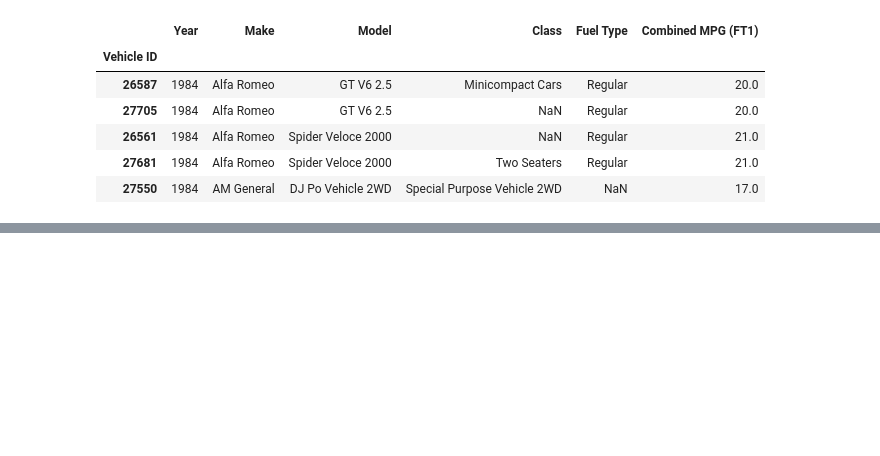
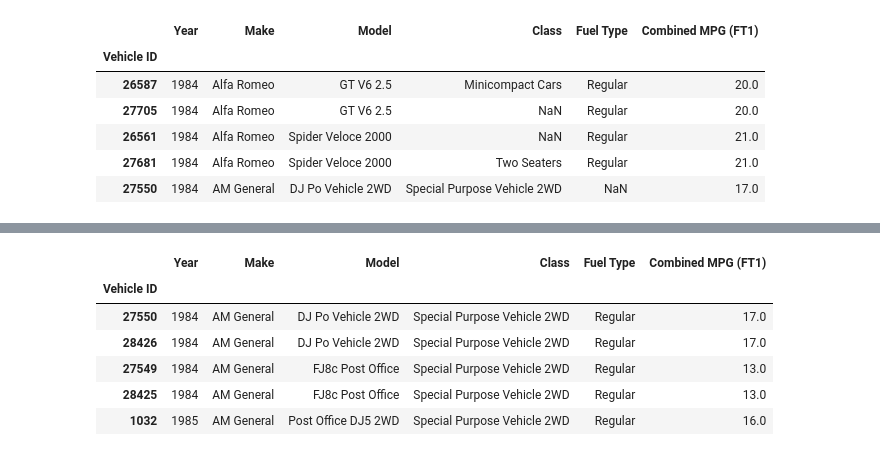
Before and after one commit to Byienio/Pandas_pg, a Jupyter notebook: DataFrames.ipynb, the cells around one changed output, grey strips where cells are left out. Cells and saved outputs as stored; diff of their text form; code cells hidden in the pictures; blank space fills up the shorter version.

```diff
--- a/DataFrames.ipynb
+++ b/DataFrames.ipynb
@@ -471,0 +486,10 @@ fuel.head()
+# %%
+fuel.sort_values(by=['Make', 'Model']).head()
+# %% [output]
+|  | Year | Make | Model | Class | Fuel Type | Combined MPG (FT1) |
+| Vehicle ID |  |  |  |  |  |  |
+| 27550 | 1984 | AM General | DJ Po Vehicle 2WD | Special Purpose Vehicle 2WD | Regular | 17.0 |
+| 28426 | 1984 | AM General | DJ Po Vehicle 2WD | Special Purpose Vehicle 2WD | Regular | 17.0 |
+| 27549 | 1984 | AM General | FJ8c Post Office | Special Purpose Vehicle 2WD | Regular | 13.0 |
+| 28425 | 1984 | AM General | FJ8c Post Office | Special Purpose Vehicle 2WD | Regular | 13.0 |
+| 1032 | 1985 | AM General | Post Office DJ5 2WD | Special Purpose Vehicle 2WD | Regular | 16.0 |
```
Also changed, not shown: parts of 8 cells of this notebook.
